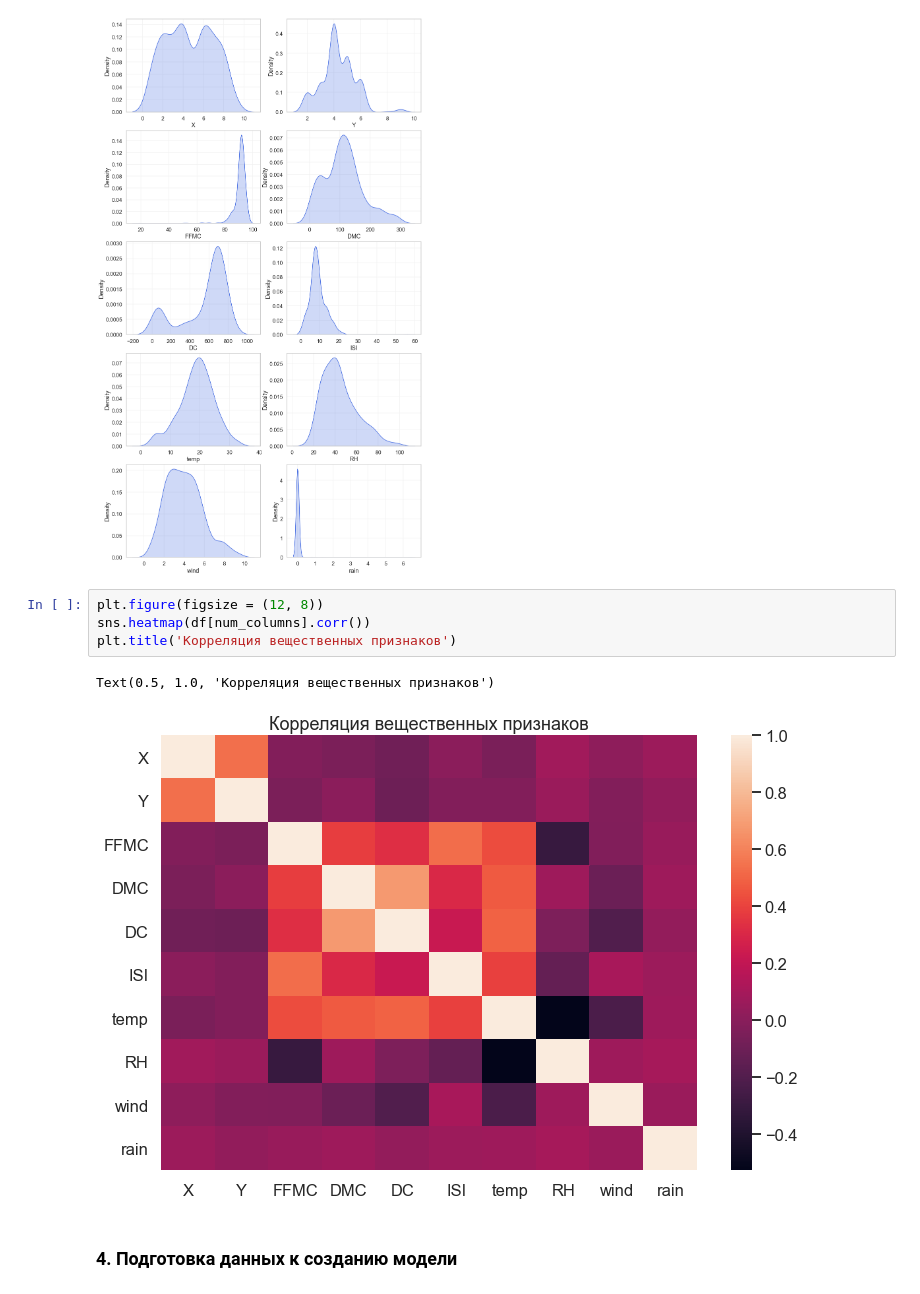
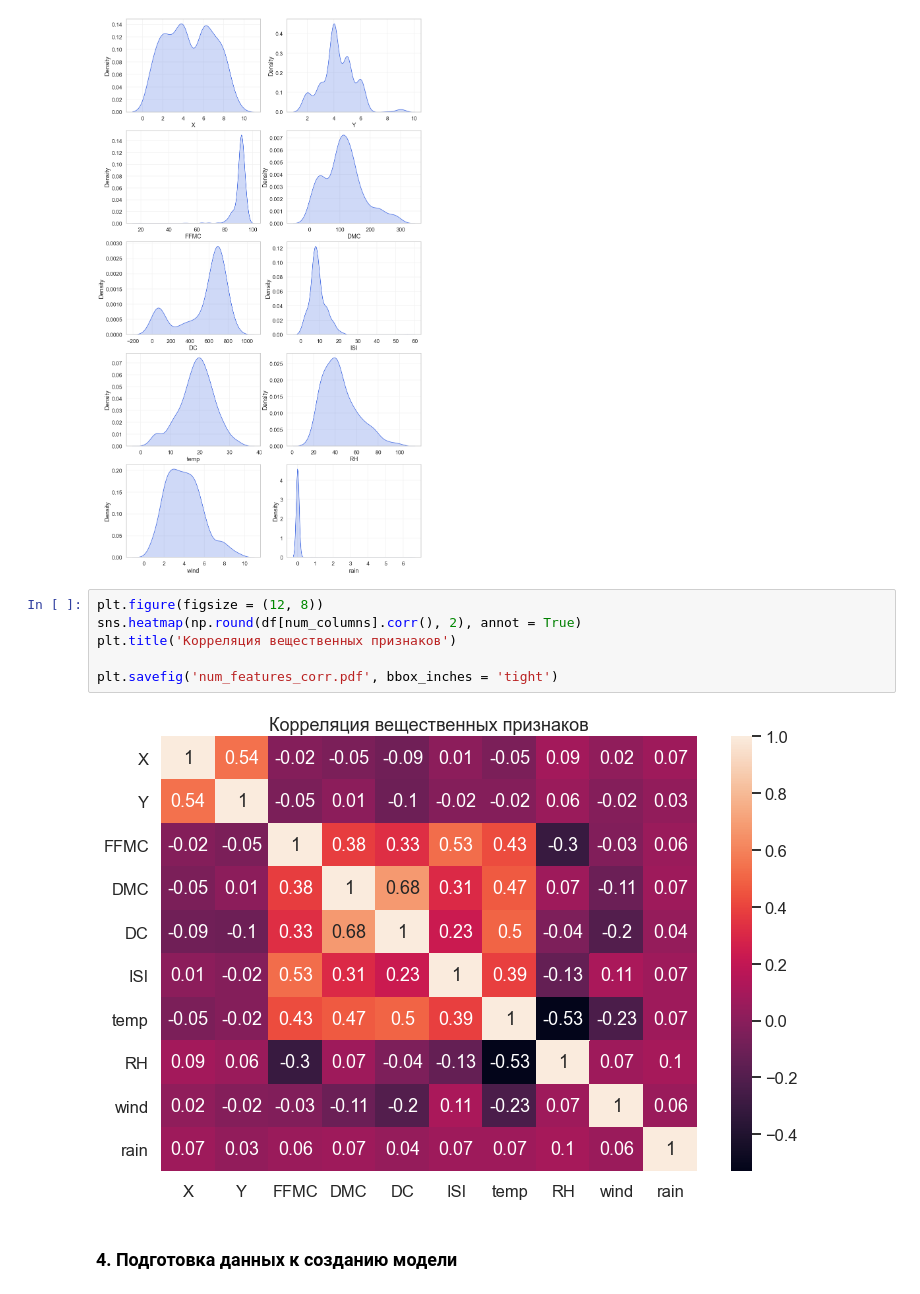
Before and after one commit to kisnikser/Intelligent-Systems-Admission, a Jupyter notebook: 21.ipynb, the cells around one changed output. Saved outputs shown, nothing was run; the diff lists cells and outputs as text.

```diff
--- a/21.ipynb
+++ b/21.ipynb
@@ -119,11 +122,12 @@ for i, col in enumerate(num_columns, 1):
 [figure]
 # %%
 plt.figure(figsize = (12, 8))
-sns.heatmap(df[num_columns].corr())
+sns.heatmap(np.round(df[num_columns].corr(), 2), annot = True)
 plt.title('Корреляция вещественных признаков')
+
+plt.savefig('num_features_corr.pdf', bbox_inches = 'tight')
 # %% [output]
-Text(0.5, 1.0, 'Корреляция вещественных признаков')
-[figure, old version]
+[figure, new version]
 # %% [markdown]
 ### 4. Подготовка данных к созданию модели
 # %% [markdown]
```
Also changed, not shown: parts of 6 cells of this notebook, 14 other files.
